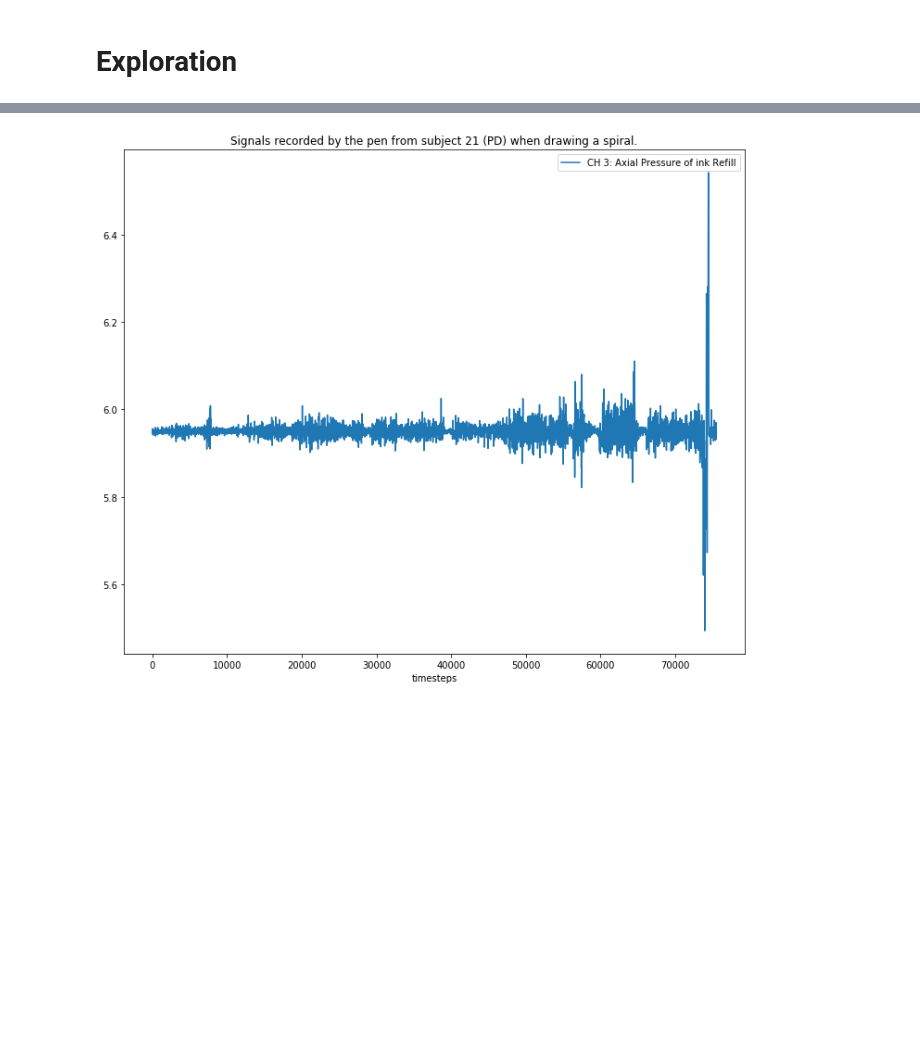
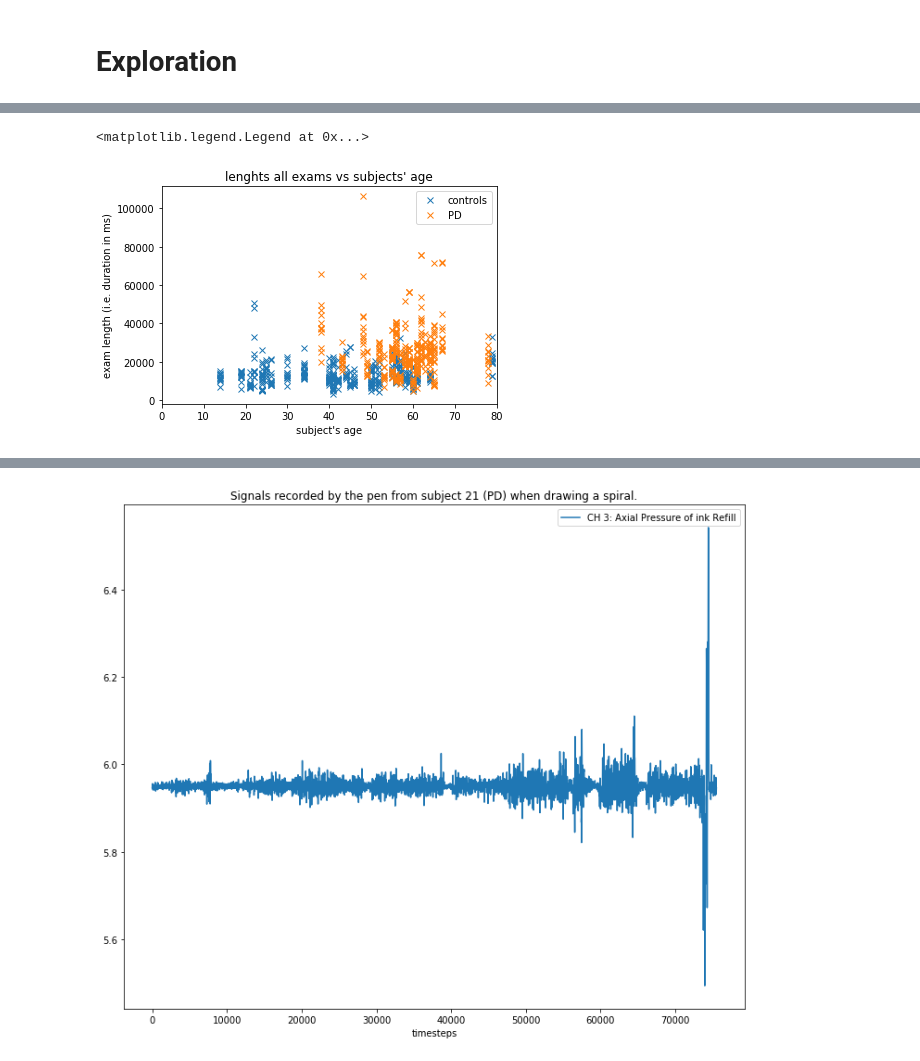
Before and after one commit to PaulLerner/deep_parkinson_handwriting, a Jupyter notebook: newhandpd.ipynb, the cells around one changed output, grey strips where cells are left out. Cells and saved outputs as stored; diff of their text form; code cells hidden in the pictures; blank space fills up the shorter version.

```diff
--- a/newhandpd.ipynb
+++ b/newhandpd.ipynb
@@ -386,0 +401,11 @@ We can clearly see a gap after subject n°30, which is the last PD patient.
+# %%
+plt.title("lenghts all exams vs subjects' age")
+plt.plot(flat_ages[31*12:],flat_lengths[31*12:],'x',label="controls")
+plt.xlabel("subject's age")
+plt.xlim(0,80)
+plt.ylabel("exam length (i.e. duration in ms)")
+plt.plot(flat_ages[0:31*12],flat_lengths[0:31*12],'x',label="PD")
+plt.legend()
+# %% [output]
+<matplotlib.legend.Legend at 0x...>
+[figure, added]
```
Also changed, not shown: parts of 41 cells of this notebook, 1 other file.
